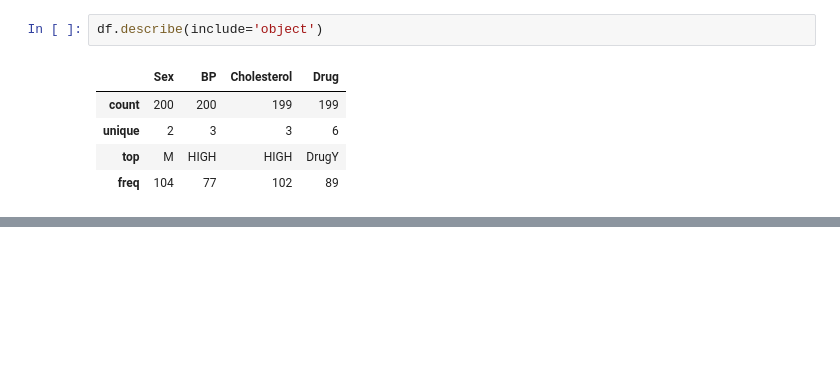
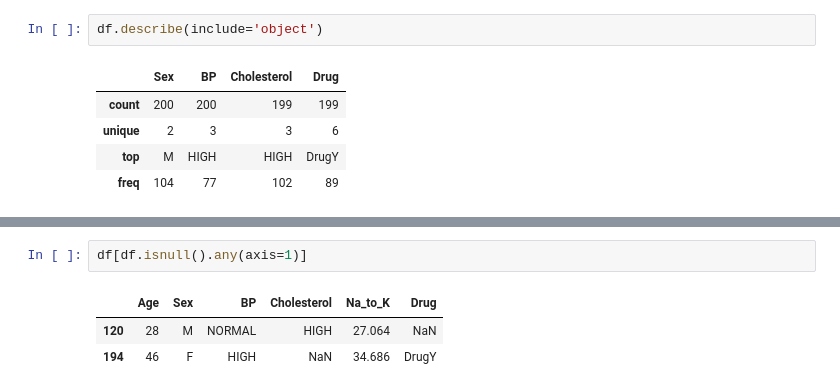
Before and after one commit to Krrish2708/Krish-Tewatia, a Jupyter notebook: EDA.ipynb, the cells around one changed output, grey strips where cells are left out. Cells and saved outputs as stored; diff of their text form; blank space fills up the shorter version.

```diff
--- a/EDA.ipynb
+++ b/EDA.ipynb
@@ -74,0 +88,6 @@ df.describe(include='object')
+# %%
+df[df.isnull().any(axis=1)]
+# %% [output]
+|  | Age | Sex | BP | Cholesterol | Na_to_K | Drug |
+| 120 | 28 | M | NORMAL | HIGH | 27.064 | NaN |
+| 194 | 46 | F | HIGH | NaN | 34.686 | DrugY |
```
Also changed, not shown: parts of 4 cells of this notebook.
